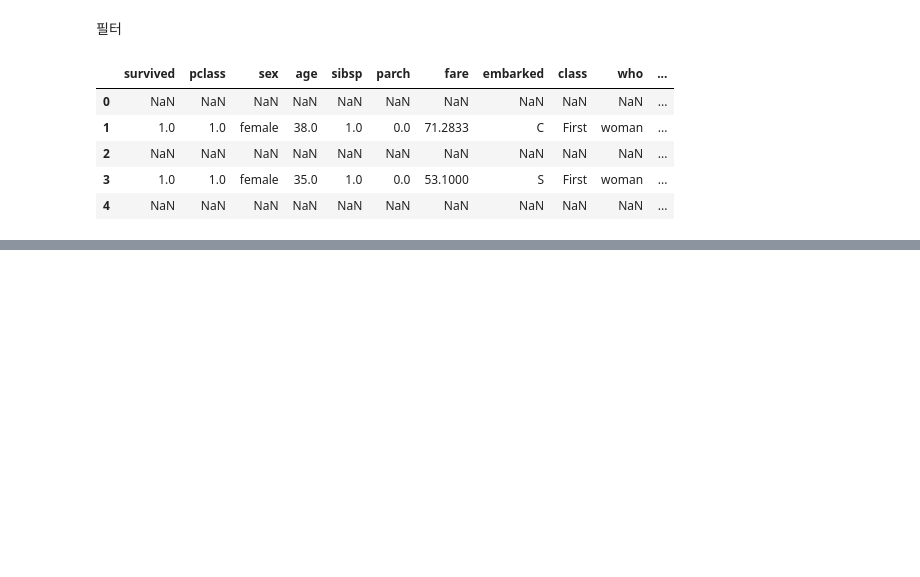
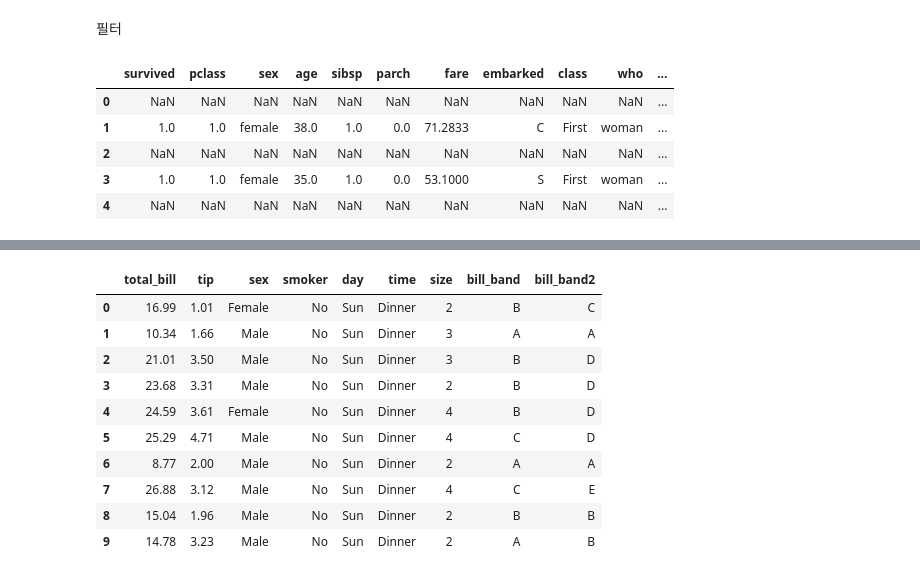
Before and after one commit to lattehauma/-, a Jupyter notebook: 데이터프레임.ipynb, the cells around one changed output, grey strips where cells are left out. Saved outputs shown, nothing was run; the diff lists cells and outputs as text; code cells hidden in the pictures; blank space fills up the shorter version.

```diff
--- a/데이터프레임.ipynb
+++ b/데이터프레임.ipynb
@@ -460,0 +765,19 @@ df.head(5)
+# %%
+tips1=tips
+tips1['bill_band']=0
+tips1['bill_band']=pd.cut(tips1.total_bill,bins=[0,15,25,35],labels=['A','B','C'])
+tips1['bill_band2']=0
+tips1['bill_band2']=pd.qcut(tips1.total_bill, q=5, labels=['A','B','C','D','E'])
+tips1.head(10)
+# %% [output]
+|  | total_bill | tip | sex | smoker | day | time | size | bill_band | bill_band2 |
+| 0 | 16.99 | 1.01 | Female | No | Sun | Dinner | 2 | B | C |
+| 1 | 10.34 | 1.66 | Male | No | Sun | Dinner | 3 | A | A |
+| 2 | 21.01 | 3.50 | Male | No | Sun | Dinner | 3 | B | D |
+| 3 | 23.68 | 3.31 | Male | No | Sun | Dinner | 2 | B | D |
+| 4 | 24.59 | 3.61 | Female | No | Sun | Dinner | 4 | B | D |
+| 5 | 25.29 | 4.71 | Male | No | Sun | Dinner | 4 | C | D |
+| 6 | 8.77 | 2.00 | Male | No | Sun | Dinner | 2 | A | A |
+| 7 | 26.88 | 3.12 | Male | No | Sun | Dinner | 4 | C | E |
+| 8 | 15.04 | 1.96 | Male | No | Sun | Dinner | 2 | B | B |
+| 9 | 14.78 | 3.23 | Male | No | Sun | Dinner | 2 | A | B |
```
Also changed, not shown: parts of 32 cells of this notebook.
